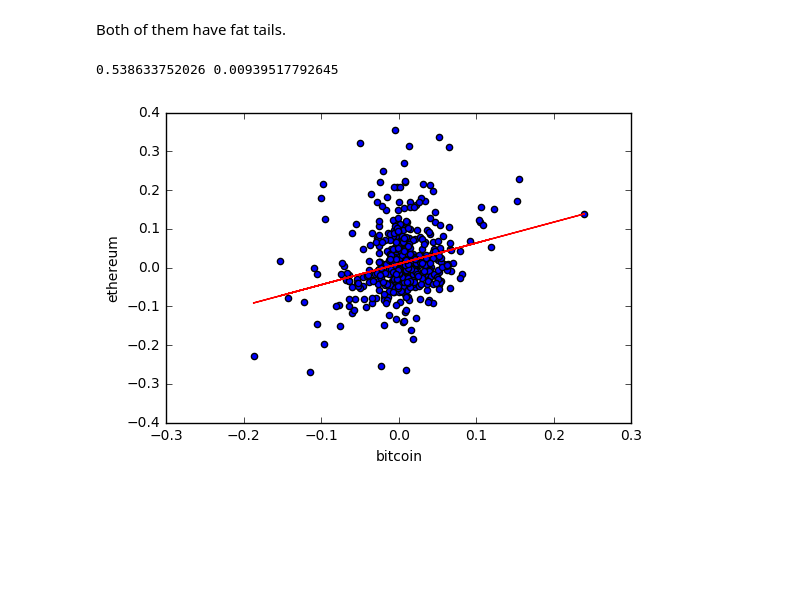
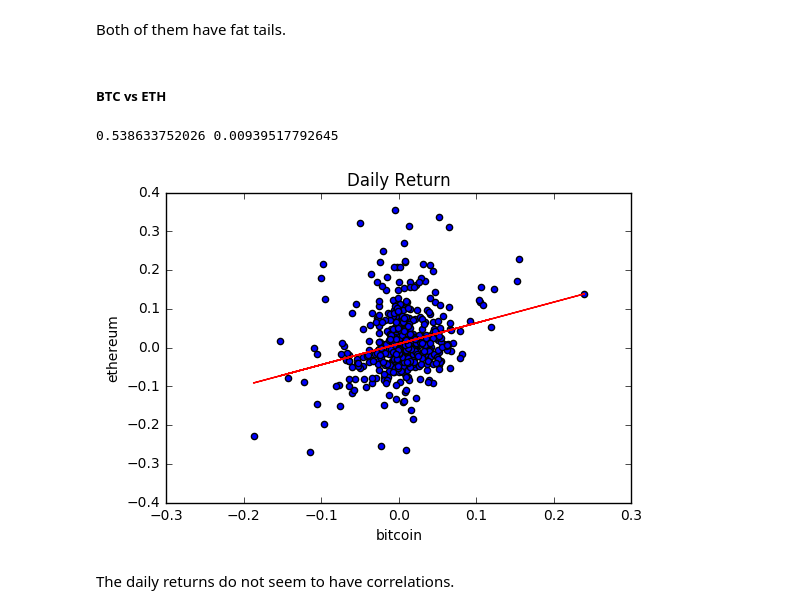
Before and after one commit to guangzhixie/cryptocurrency-time-series, a Jupyter notebook: Cryptocurrencies_EDA.ipynb, the cells around one changed output. Cells and saved outputs as stored; diff of their text form; code cells hidden in the pictures; blank space fills up the shorter version.

```diff
--- a/Cryptocurrencies_EDA.ipynb
+++ b/Cryptocurrencies_EDA.ipynb
@@ -33,7 +33,7 @@ def get_data_from_csv(symbols, dates):
 dates = pd.date_range('2016-01-01', '2017-09-17')
 
 # Choose symbols to read
-symbols = ['bitcoin', 'ethereum']
+symbols = ['bitcoin', 'ethereum', 'ripple']
 
 df = get_data_from_csv(symbols, dates)
 
@@ -220,12 +249,16 @@ ethereum    3.933589
 dtype: float64
 # %% [markdown]
 Both of them have fat tails.
+# %% [markdown]
+##### BTC vs ETH
 # %%
-daily_returns.plot(kind='scatter', x='bitcoin', y='ethereum')
+daily_returns.plot(title="Daily Return", kind='scatter', x='bitcoin', y='ethereum')
 beta, alpha = np.polyfit(daily_returns['bitcoin'], daily_returns['ethereum'], 1)
 print beta, alpha
 plt.plot(daily_returns['bitcoin'], beta*daily_returns['bitcoin']+alpha, '-', color='r')
 plt.show()
 # %% [output]
 0.538633752026 0.00939517792645
-[figure, old version]
+[figure, new version]
+# %% [markdown]
+The daily returns do not seem to have correlations.
```
Also changed, not shown: parts of 29 cells of this notebook.
